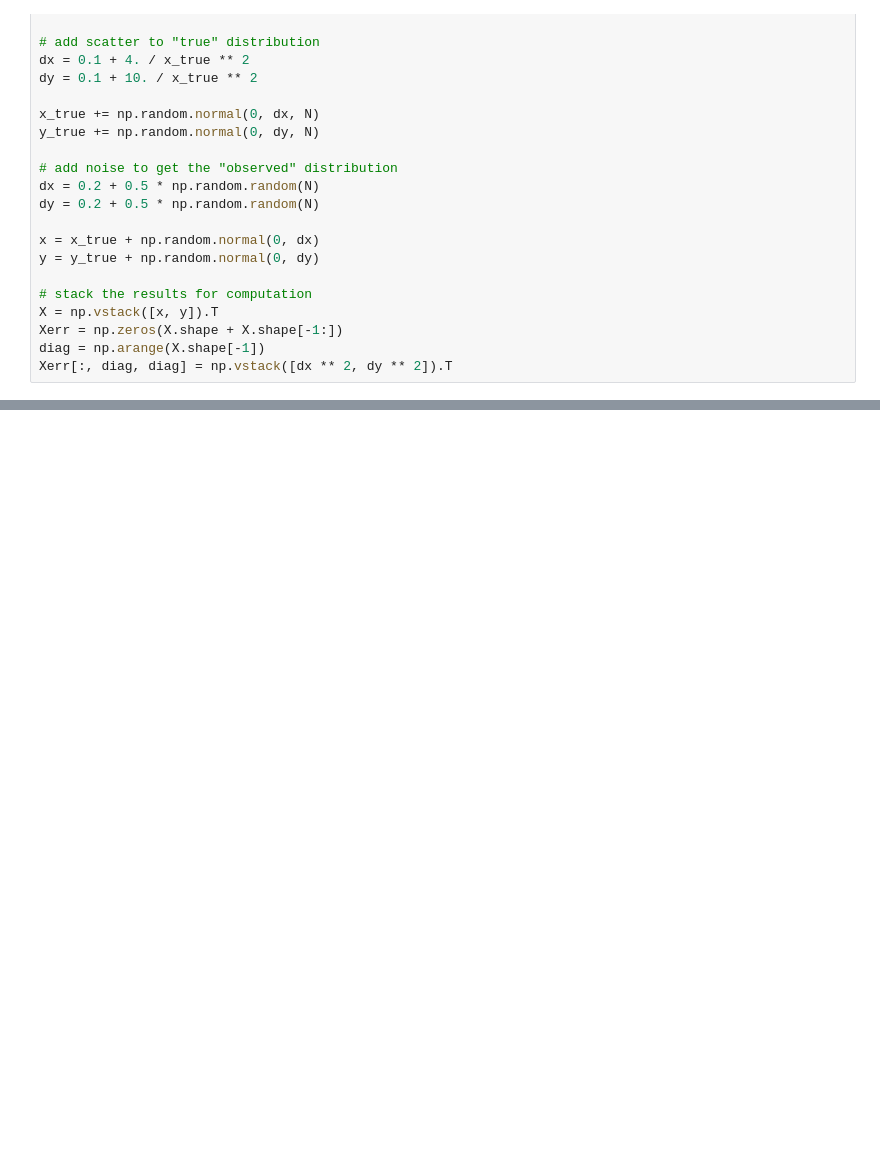
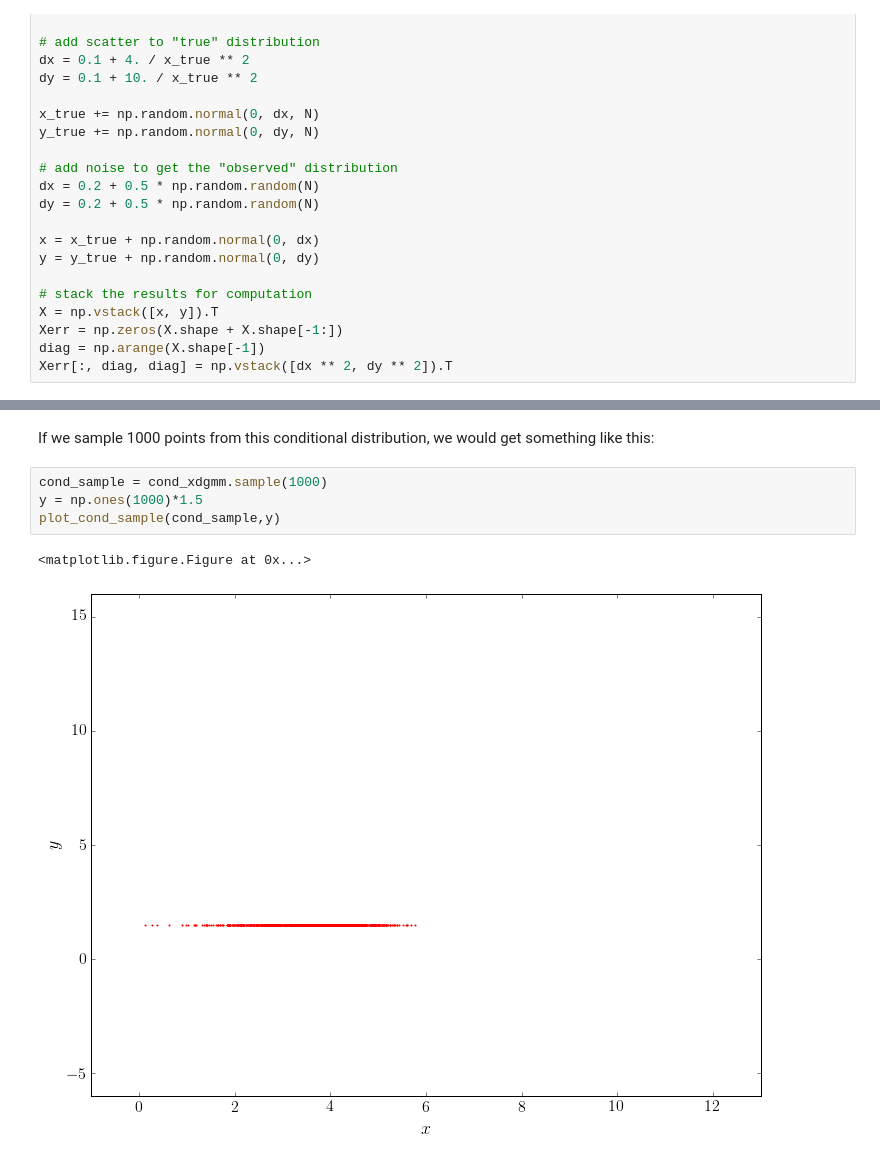
Before and after one commit to tholoien/XDGMM, a Jupyter notebook: Notebooks/Demo.ipynb, the cells around one changed output, grey strips where cells are left out. Cells and saved outputs as stored; diff of their text form; blank space fills up the shorter version.

```diff
--- a/Notebooks/Demo.ipynb
+++ b/Notebooks/Demo.ipynb
@@ -92,0 +164,9 @@ plt.show()
+# %% [markdown]
+If we sample 1000 points from this conditional distribution, we would get something like this:
+# %%
+cond_sample = cond_xdgmm.sample(1000)
+y = np.ones(1000)*1.5
+plot_cond_sample(cond_sample,y)
+# %% [output]
+<matplotlib.figure.Figure at 0x...>
+[figure, added]
```
Also changed, not shown: parts of 19 cells of this notebook, 2 other files.
